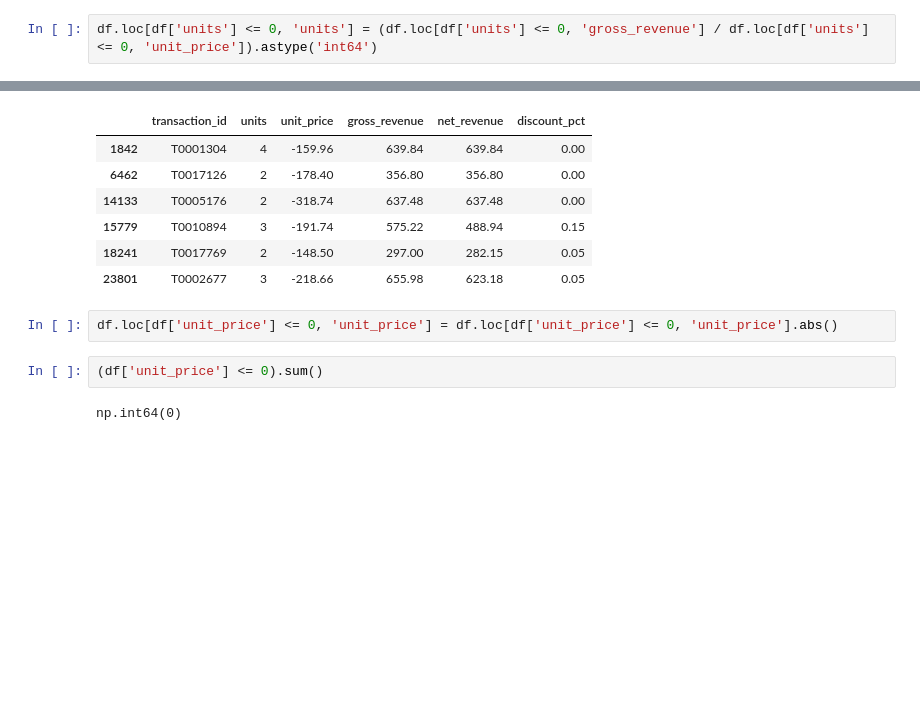
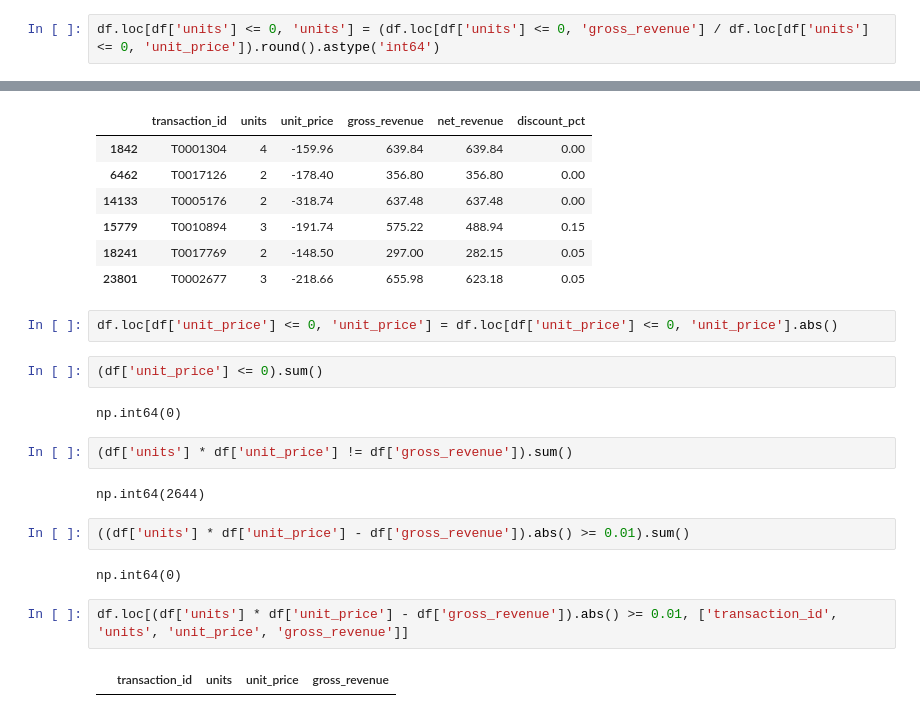
Before and after one commit to alexischevanier-byte/analytics-retail, a Jupyter notebook: notebooks/01_business_analysis.ipynb, the cells around one changed output, grey strips where cells are left out. Drawn from its saved outputs; the diff is of its cells as text; blank space fills up the shorter version.

Commit message:
retail_transactions_clean

```diff
--- a/notebooks/01_business_analysis.ipynb
+++ b/notebooks/01_business_analysis.ipynb
@@ -464,7 +464,7 @@ df.loc[df['units'] <= 0, 'gross_revenue'] / df.loc[df['units'] <= 0, 'unit_price
 27360    1.0
 dtype: float64
 # %%
-df.loc[df['units'] <= 0, 'units'] = (df.loc[df['units'] <= 0, 'gross_revenue'] / df.loc[df['units'] <= 0, 'unit_price']).astype('int64')
+df.loc[df['units'] <= 0, 'units'] = (df.loc[df['units'] <= 0, 'gross_revenue'] / df.loc[df['units'] <= 0, 'unit_price']).round().astype('int64')
 # %%
 (df['units'] <= 0).sum()
 # %% [output]
@@ -485,3 +485,15 @@ df.loc[df['unit_price'] <= 0, 'unit_price'] = df.loc[df['unit_price'] <= 0, 'uni
 (df['unit_price'] <= 0).sum()
 # %% [output]
 np.int64(0)
+# %%
+(df['units'] * df['unit_price'] != df['gross_revenue']).sum()
+# %% [output]
+np.int64(2644)
+# %%
+((df['units'] * df['unit_price'] - df['gross_revenue']).abs() >= 0.01).sum()
+# %% [output]
+np.int64(0)
+# %%
+df.loc[(df['units'] * df['unit_price'] - df['gross_revenue']).abs() >= 0.01, ['transaction_id', 'units', 'unit_price', 'gross_revenue']]
+# %% [output]
+|  | transaction_id | units | unit_price | gross_revenue |
```
Also changed, not shown: parts of 8 cells of this notebook, 1 other file.
